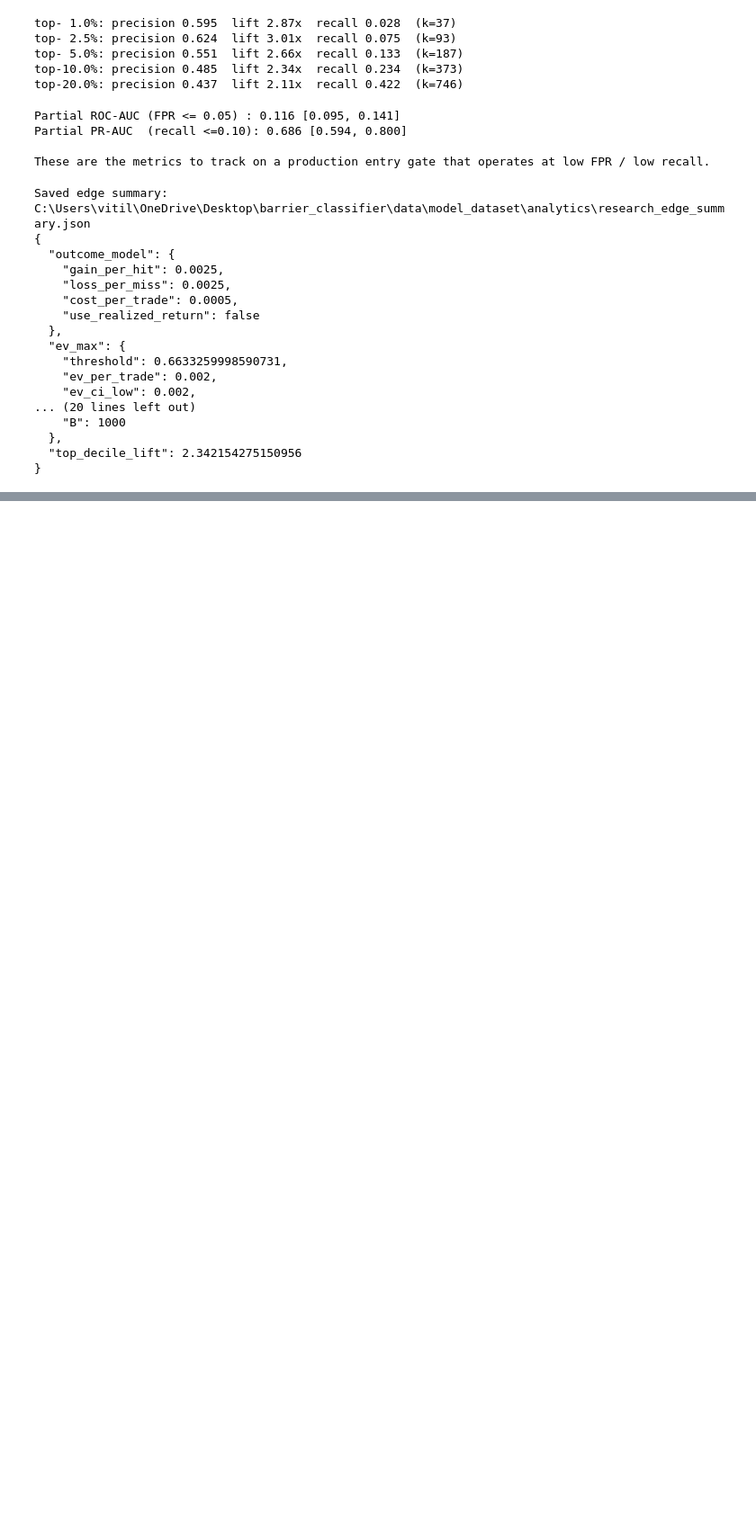
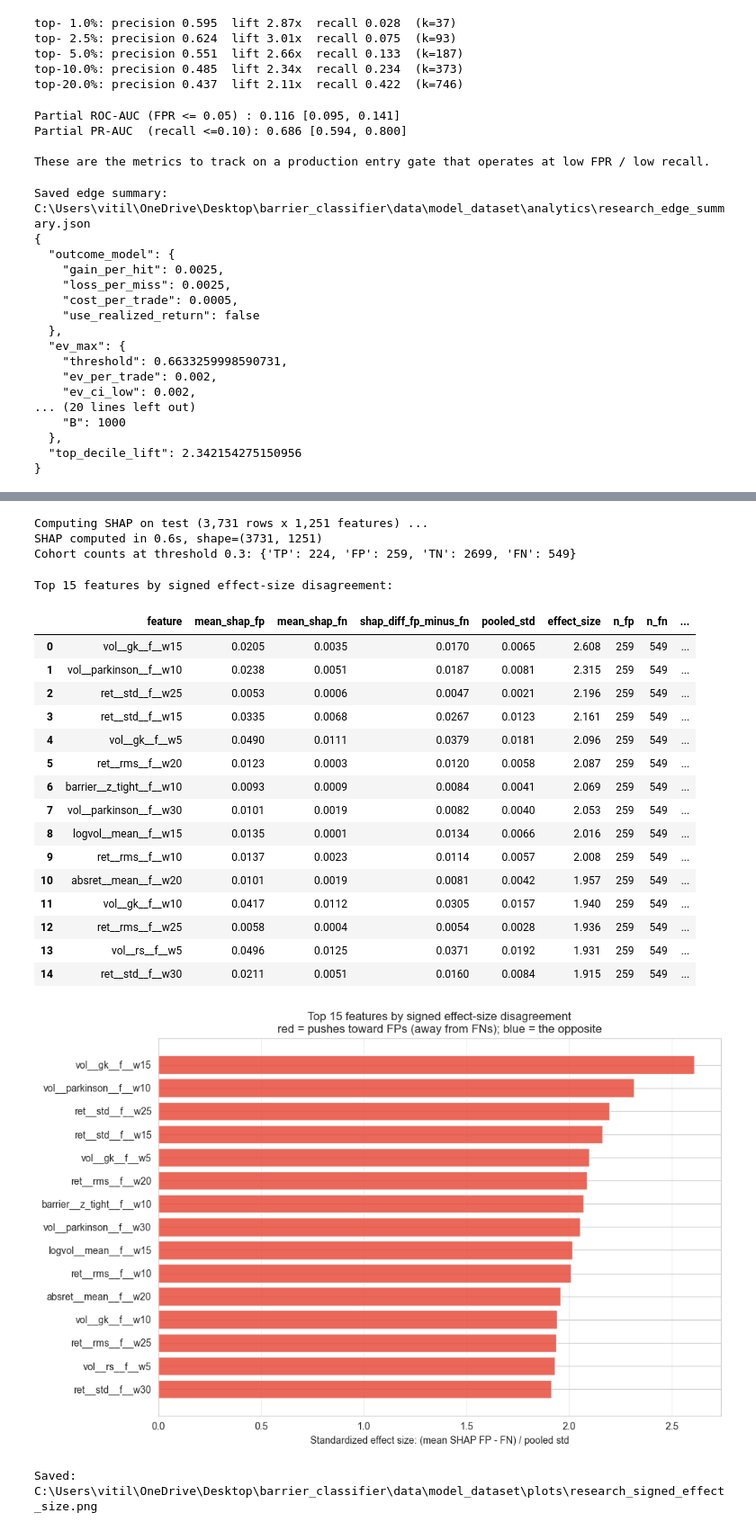
Before and after one commit to VitaIll/barrier_classifier, a Jupyter notebook: notebooks/04_offline_study.ipynb, the cells around one changed output, grey strips where cells are left out. Shown at 90% size. Cells and saved outputs as stored; diff of their text form; code cells hidden in the pictures; blank space fills up the shorter version.

```diff
--- a/notebooks/04_offline_study.ipynb
+++ b/notebooks/04_offline_study.ipynb
@@ -961,0 +966,72 @@ Subsequent sections land as the corresponding analytics phases are built:
+# %%
+from src.analytics.cohorts import (
+    bootstrap_shap_diff,
+    cohort_assignments,
+    cohort_counts,
+    cohort_mean_shap,
+    compute_shap_values,
+    discriminative_shap,
+    plot_bootstrap_shap_diff_with_ci,
+    plot_signed_effect_size,
+    plot_top_features_grouped_by_cohort,
+    signed_effect_size_disagreement,
+)
+
+COHORT_THRESHOLD = 0.30  # operating threshold from the threshold sweep
+TOP_N_FEATURES = 15
+
+print(f"Computing SHAP on test ({len(test_df):,} rows x {len(feature_list):,} features) ...")
+t0 = time.perf_counter()
+shap_test = compute_shap_values(model, test_df, feature_list=feature_list)
+print(f"SHAP computed in {time.perf_counter() - t0:.1f}s, shape={shap_test.shape}")
+
+# Cohort assignment at the operating threshold
+test_y = test_cache["y"].to_numpy()
+test_p = test_cache["p"].to_numpy()
+cohorts = cohort_assignments(test_y, test_p, threshold=COHORT_THRESHOLD)
+counts = cohort_counts(cohorts)
+print(f"Cohort counts at threshold {COHORT_THRESHOLD}: {counts}")
+# %% [output]
+Computing SHAP on test (3,731 rows x 1,251 features) ...
+SHAP computed in 0.6s, shape=(3731, 1251)
+Cohort counts at threshold 0.3: {'TP': 224, 'FP': 259, 'TN': 2699, 'FN': 549}
+# %%
+# Per-cohort mean SHAP (long-form)
+mean_shap_long = cohort_mean_shap(shap_test, cohorts, feature_list)
+
+# Signed effect-size disagreement
+eff = signed_effect_size_disagreement(shap_test, cohorts, feature_list)
+print(f"Top {TOP_N_FEATURES} features by signed effect-size disagreement:")
+display(eff.head(TOP_N_FEATURES).style.format({
+    "mean_shap_fp": "{:.4f}", "mean_shap_fn": "{:.4f}",
+    "shap_diff_fp_minus_fn": "{:.4f}", "pooled_std": "{:.4f}",
+    "effect_size": "{:.3f}", "abs_effect_size": "{:.3f}",
+}))
+
+# Plot
+fig, ax = plt.subplots(figsize=(10, 6.5))
+plot_signed_effect_size(eff, top_n=TOP_N_FEATURES, ax=ax)
+plt.tight_layout()
+fig.savefig(PLOTS_DIR / "research_signed_effect_size.png", dpi=150)
+plt.show()
+print(f"Saved: {PLOTS_DIR / 'research_signed_effect_size.png'}")
+# %% [output]
+Top 15 features by signed effect-size disagreement:
+|  | feature | mean_shap_fp | mean_shap_fn | shap_diff_fp_minus_fn | pooled_std | effect_size | n_fp | n_fn | ... |
+| 0 | vol__gk__f__w15 | 0.0205 | 0.0035 | 0.0170 | 0.0065 | 2.608 | 259 | 549 | ... |
+| 1 | vol__parkinson__f__w10 | 0.0238 | 0.0051 | 0.0187 | 0.0081 | 2.315 | 259 | 549 | ... |
+| 2 | ret__std__f__w25 | 0.0053 | 0.0006 | 0.0047 | 0.0021 | 2.196 | 259 | 549 | ... |
+| 3 | ret__std__f__w15 | 0.0335 | 0.0068 | 0.0267 | 0.0123 | 2.161 | 259 | 549 | ... |
+| 4 | vol__gk__f__w5 | 0.0490 | 0.0111 | 0.0379 | 0.0181 | 2.096 | 259 | 549 | ... |
+| 5 | ret__rms__f__w20 | 0.0123 | 0.0003 | 0.0120 | 0.0058 | 2.087 | 259 | 549 | ... |
+| 6 | barrier__z_tight__f__w10 | 0.0093 | 0.0009 | 0.0084 | 0.0041 | 2.069 | 259 | 549 | ... |
+| 7 | vol__parkinson__f__w30 | 0.0101 | 0.0019 | 0.0082 | 0.0040 | 2.053 | 259 | 549 | ... |
+| 8 | logvol__mean__f__w15 | 0.0135 | 0.0001 | 0.0134 | 0.0066 | 2.016 | 259 | 549 | ... |
+| 9 | ret__rms__f__w10 | 0.0137 | 0.0023 | 0.0114 | 0.0057 | 2.008 | 259 | 549 | ... |
+| 10 | absret__mean__f__w20 | 0.0101 | 0.0019 | 0.0081 | 0.0042 | 1.957 | 259 | 549 | ... |
+| 11 | vol__gk__f__w10 | 0.0417 | 0.0112 | 0.0305 | 0.0157 | 1.940 | 259 | 549 | ... |
+| 12 | ret__rms__f__w25 | 0.0058 | 0.0004 | 0.0054 | 0.0028 | 1.936 | 259 | 549 | ... |
+| 13 | vol__rs__f__w5 | 0.0496 | 0.0125 | 0.0371 | 0.0192 | 1.931 | 259 | 549 | ... |
+| 14 | ret__std__f__w30 | 0.0211 | 0.0051 | 0.0160 | 0.0084 | 1.915 | 259 | 549 | ... |
+[figure, added]
+Saved: C:\Users\vitil\OneDrive\Desktop\barrier_classifier\data\model_dataset\plots\research_signed_effect_size.png
```
Also changed, not shown: parts of 12 cells of this notebook, 4 other files.
